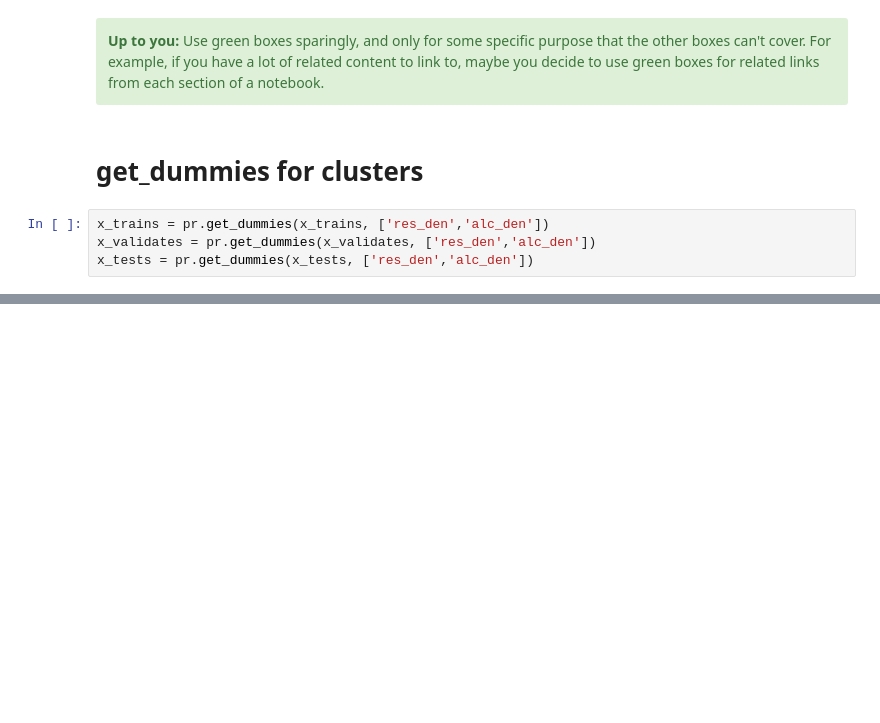
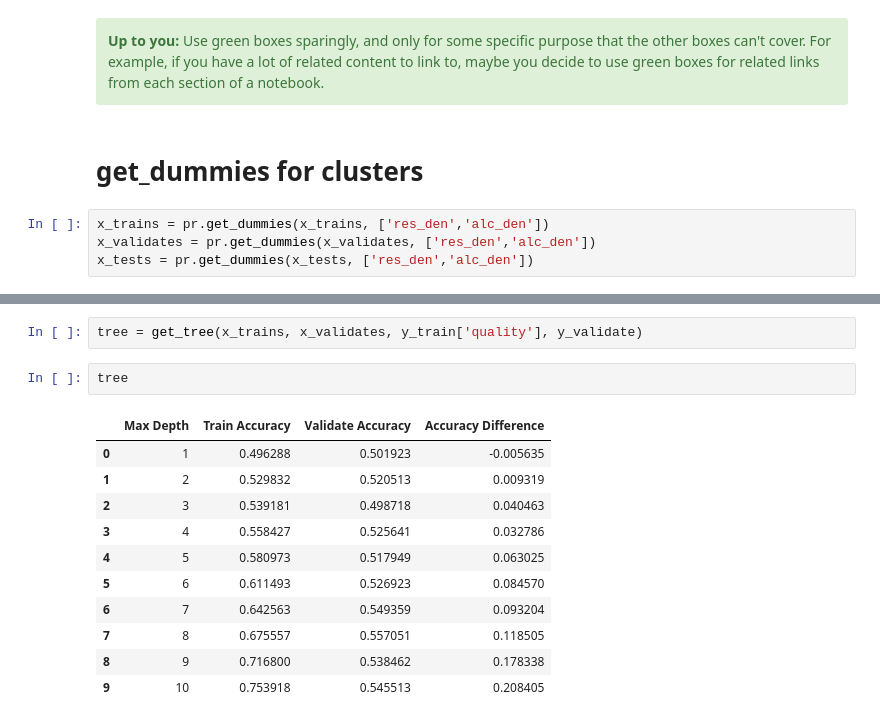
Before and after one commit to lets-wine-about-it/wine-research, a Jupyter notebook: wine-notebook.ipynb, the cells around one changed output, grey strips where cells are left out. Saved outputs shown, nothing was run; the diff lists cells and outputs as text; blank space fills up the shorter version.

```diff
--- a/wine-notebook.ipynb
+++ b/wine-notebook.ipynb
@@ -583,0 +690,16 @@ NameError: name 'rf' is not defined
+# %%
+tree = get_tree(x_trains, x_validates, y_train['quality'], y_validate)
+# %%
+tree
+# %% [output]
+|  | Max Depth | Train Accuracy | Validate Accuracy | Accuracy Difference |
+| 0 | 1 | 0.496288 | 0.501923 | -0.005635 |
+| 1 | 2 | 0.529832 | 0.520513 | 0.009319 |
+| 2 | 3 | 0.539181 | 0.498718 | 0.040463 |
+| 3 | 4 | 0.558427 | 0.525641 | 0.032786 |
+| 4 | 5 | 0.580973 | 0.517949 | 0.063025 |
+| 5 | 6 | 0.611493 | 0.526923 | 0.084570 |
+| 6 | 7 | 0.642563 | 0.549359 | 0.093204 |
+| 7 | 8 | 0.675557 | 0.557051 | 0.118505 |
+| 8 | 9 | 0.716800 | 0.538462 | 0.178338 |
+| 9 | 10 | 0.753918 | 0.545513 | 0.208405 |
```
Also changed, not shown: parts of 40 cells of this notebook.
